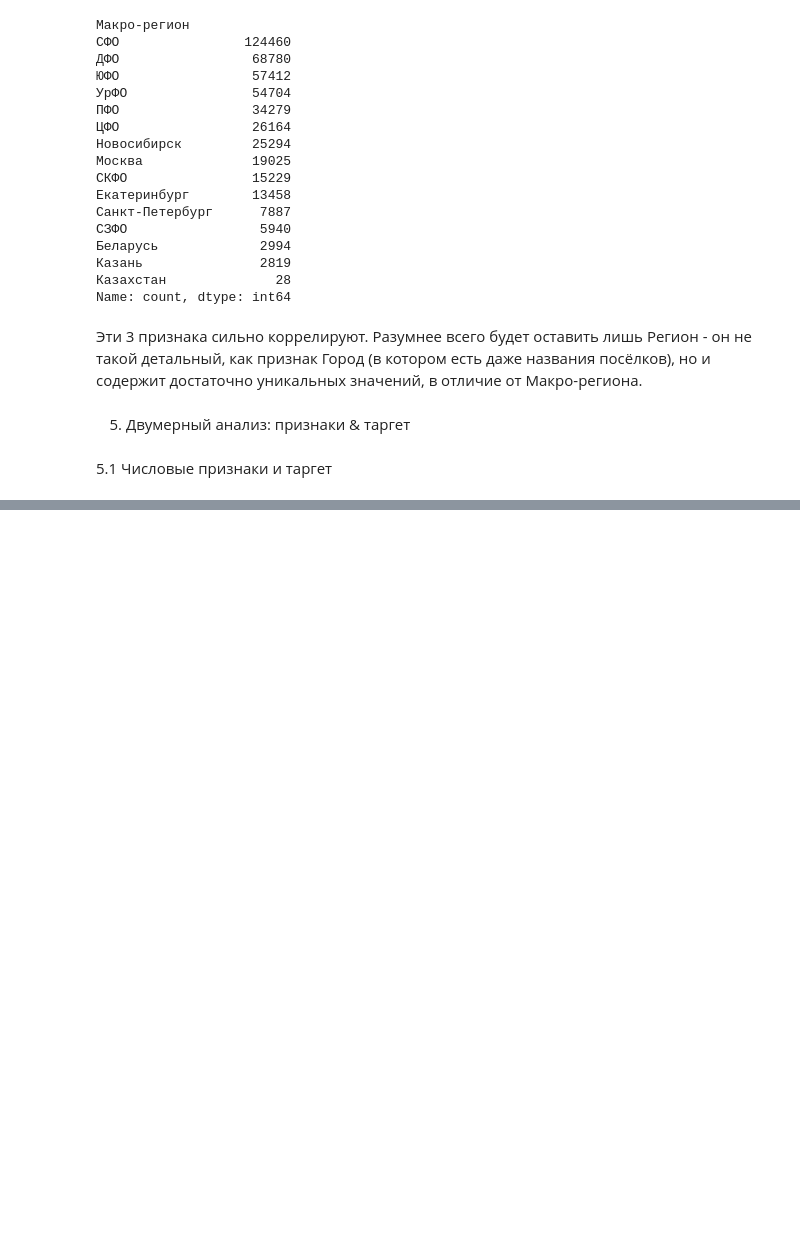
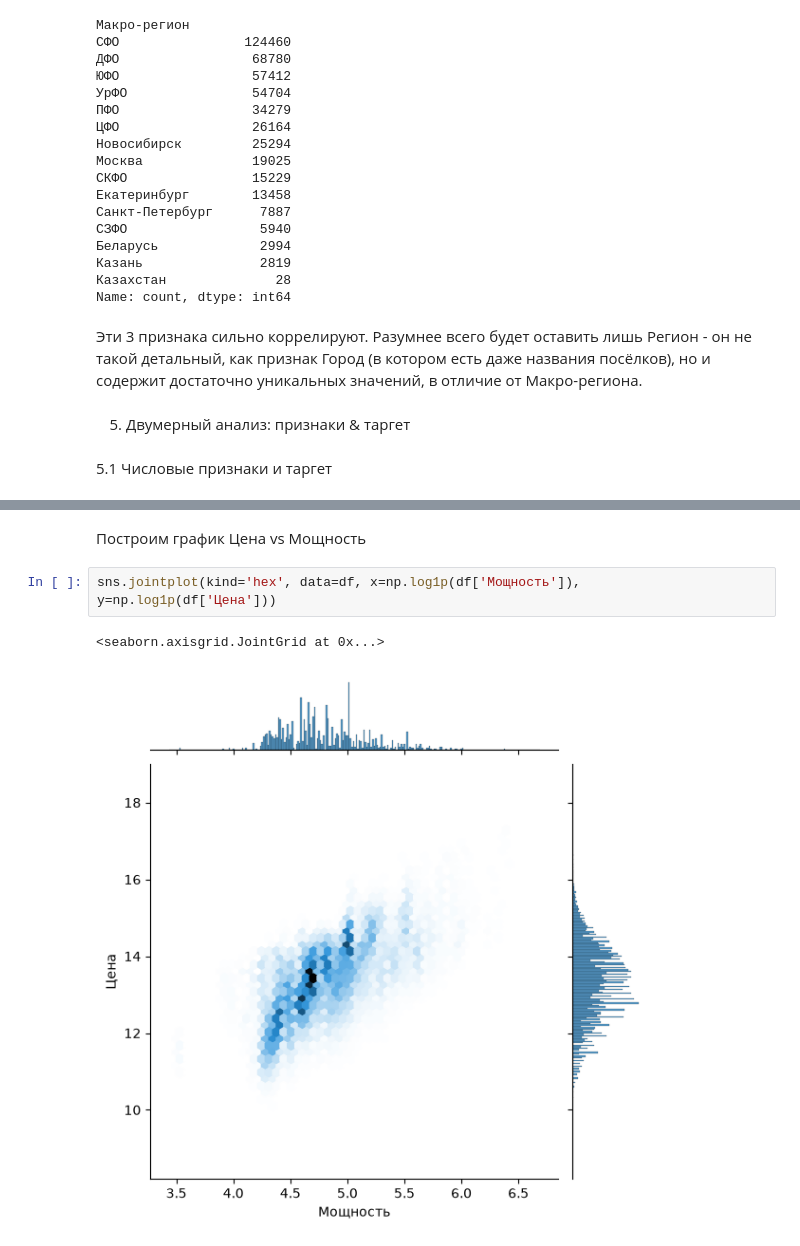
Before and after one commit to deviloon/car-price-analyzer, a Jupyter notebook: notebooks/02_eda_and_features.ipynb, the cells around one changed output, grey strips where cells are left out. Cells and saved outputs as stored; diff of their text form; blank space fills up the shorter version.

```diff
--- a/notebooks/02_eda_and_features.ipynb
+++ b/notebooks/02_eda_and_features.ipynb
@@ -184,0 +201,7 @@ Name: count, dtype: int64
+# %% [markdown]
+Построим график Цена vs Мощность
+# %%
+sns.jointplot(kind='hex', data=df, x=np.log1p(df['Мощность']), y=np.log1p(df['Цена']))
+# %% [output]
+<seaborn.axisgrid.JointGrid at 0x...>
+[figure, added]
```
Also changed, not shown: parts of 9 cells of this notebook.
